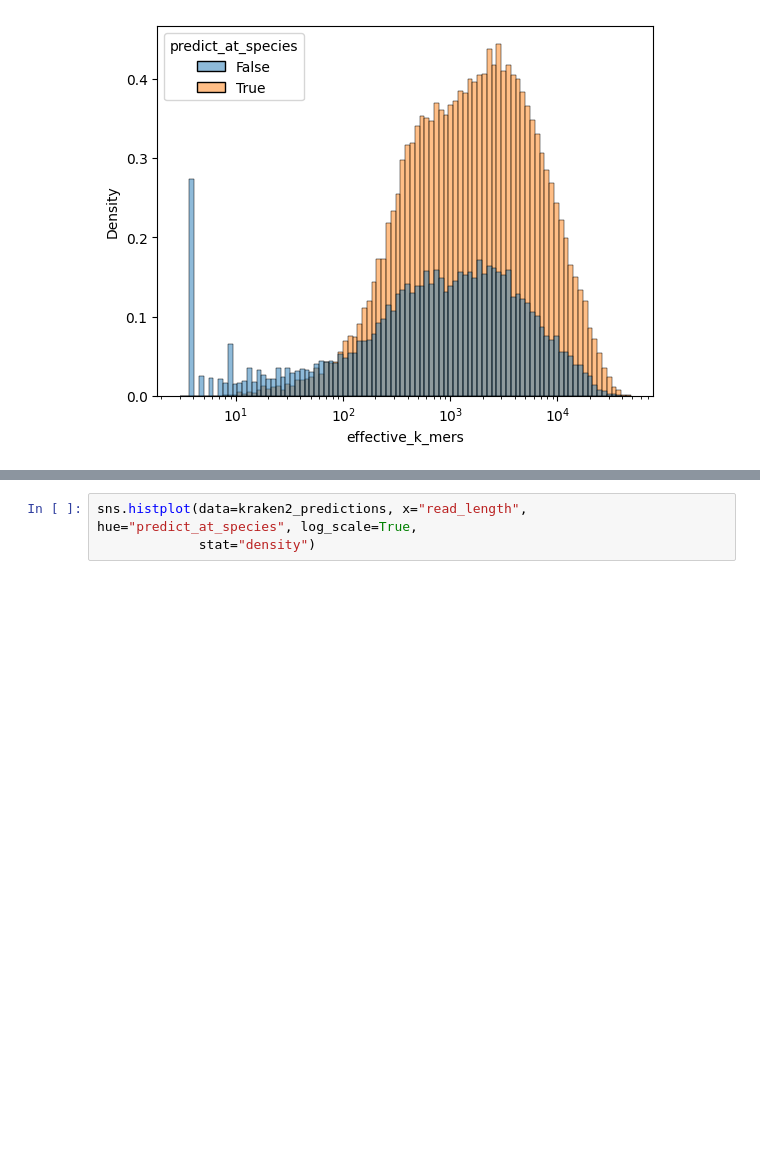
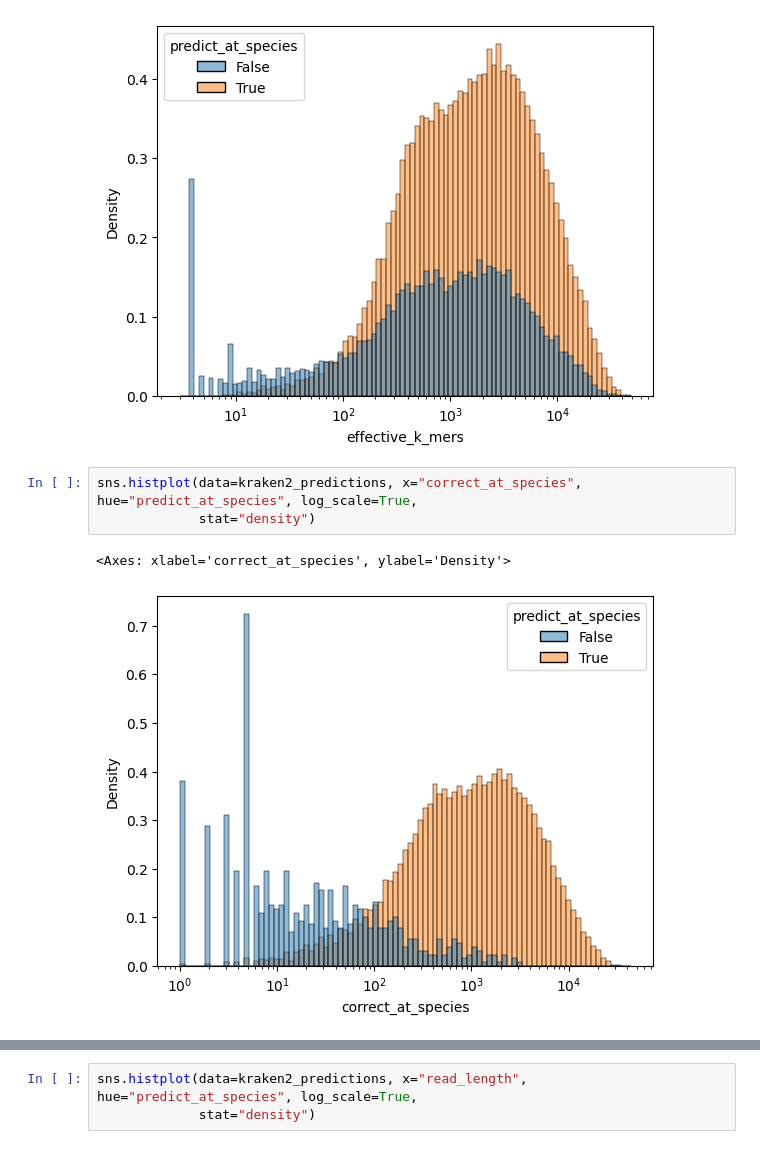
Before and after one commit to GZHoffie/tc-benchmark, a Jupyter notebook: analyzer_results.ipynb, the cells around one changed output, grey strips where cells are left out. Saved outputs shown, nothing was run; the diff lists cells and outputs as text; blank space fills up the shorter version.

```diff
--- a/analyzer_results.ipynb
+++ b/analyzer_results.ipynb
@@ -291,3 +318,9 @@ sns.histplot(data=kraken2_predictions, x="effective_k_mers", hue="predict_at_spe
 # %% [output]
 <Axes: xlabel='effective_k_mers', ylabel='Density'>
 [figure]
+# %%
+sns.histplot(data=kraken2_predictions, x="correct_at_species", hue="predict_at_species", log_scale=True,
+             stat="density")
+# %% [output]
+<Axes: xlabel='correct_at_species', ylabel='Density'>
+[figure, added]
```
Also changed, not shown: parts of 33 cells of this notebook, 1 other file.
